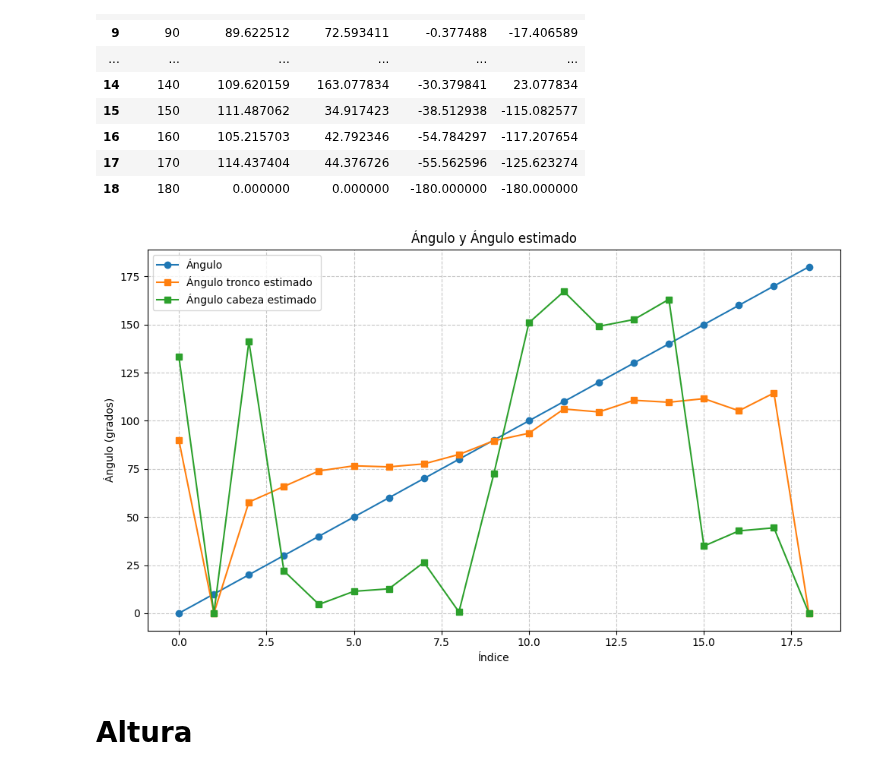
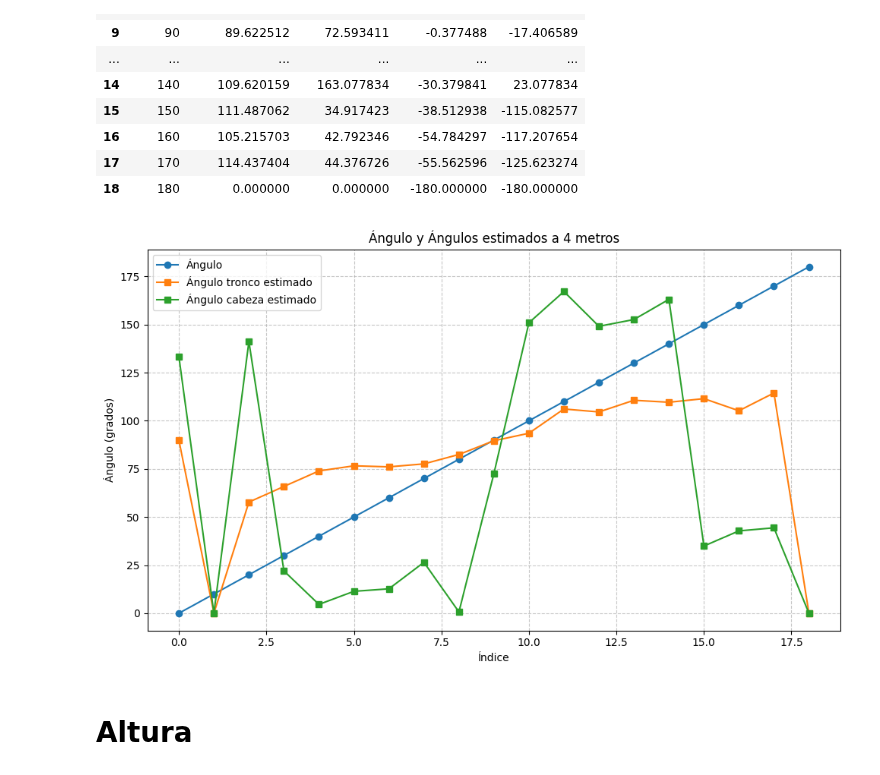
Before and after one commit to stevenaraujo98/integracion_pcl, a Jupyter notebook: get_res.ipynb, the cells around one changed output. Saved outputs shown, nothing was run; the diff lists cells and outputs as text; code cells hidden in the pictures.

```diff
--- a/get_res.ipynb
+++ b/get_res.ipynb
@@ -902,28 +902,28 @@ df_orientaciones_cabeza_400
 # %%
 # Crear la figura y los ejes
 fig, ax = plt.subplots(figsize=(10, 6))
 
 # Graficar ambas líneas
 ax.plot(df_orientaciones_cabeza_400.index, df_orientaciones_cabeza_400["angulo"].astype(int), label='Ángulo', marker='o')
 ax.plot(df_orientaciones_cabeza_400.index, df_orientaciones_cabeza_400["angulo_tronco"], label='Ángulo tronco estimado', marker='s')
 ax.plot(df_orientaciones_cabeza_400.index, df_orientaciones_cabeza_400["angulo_head"], label='Ángulo cabeza estimado', marker='s')
 
 # Configurar el título y las etiquetas de los ejes
-ax.set_title('Ángulo y Ángulos estimados')
+ax.set_title('Ángulo y Ángulos estimados a 4 metros')
 ax.set_xlabel('Índice')
 ax.set_ylabel('Ángulo (grados)')
 
 # Añadir una leyenda
 ax.legend()
 
 # Añadir una cuadrícula para mejor lectura
 ax.grid(True, linestyle='--', alpha=0.7)
 
 # Ajustar el diseño y mostrar la gráfica
 plt.tight_layout()
 plt.show()
 # %% [output]
-[figure, old version]
+[figure, new version]
 # %% [markdown]
 # Altura
 # %%
```
Also changed, not shown: parts of 5 cells of this notebook, 2 other files.
